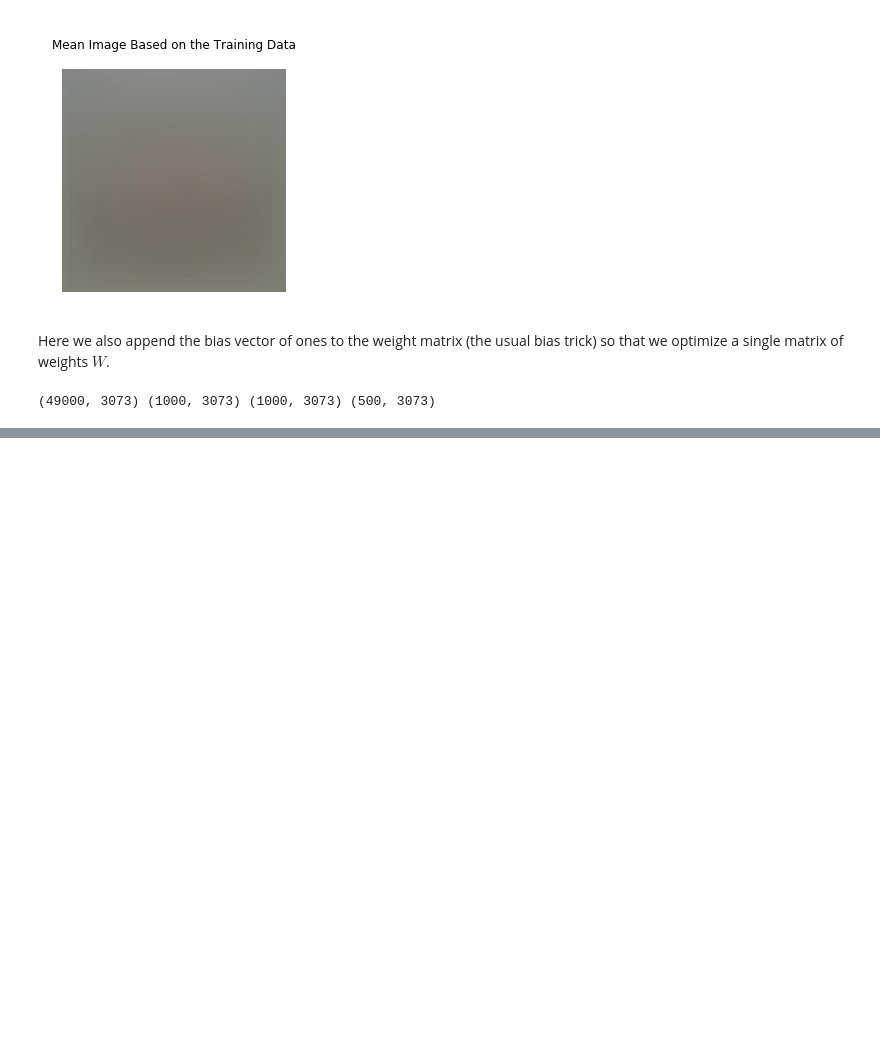
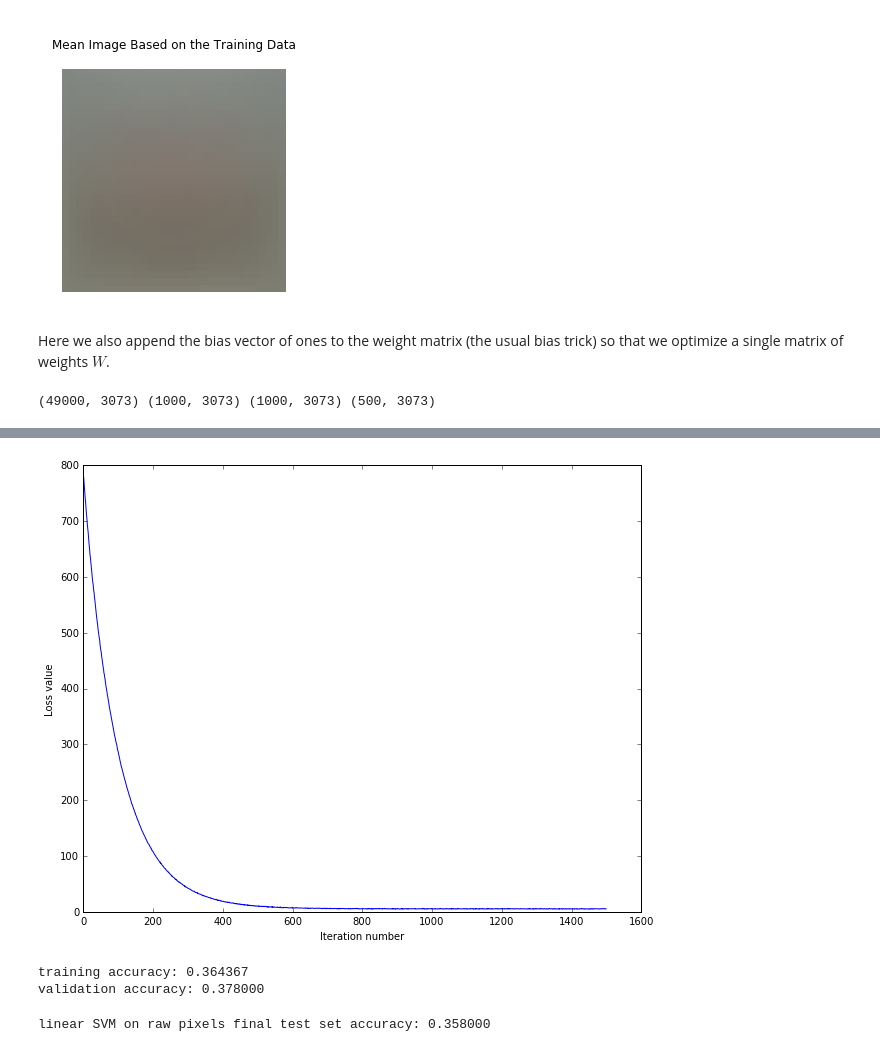
Before and after one commit to david-dobor/cs231n, a Jupyter notebook: assignment1/MySVMclassifier.ipynb, the cells around one changed output, grey strips where cells are left out. Drawn from its saved outputs; the diff is of its cells as text; code cells hidden in the pictures; blank space fills up the shorter version.

```diff
--- a/assignment1/MySVMclassifier.ipynb
+++ b/assignment1/MySVMclassifier.ipynb
@@ -292,0 +304,10 @@ difference: 0.000000
+# %%
+# In the file linear_classifier.py, implement SGD in the function
+# LinearClassifier.train() and then run it with the code below.
+from cs231n.classifiers import LinearSVM
+svm = LinearSVM()
+tic = time.time()
+loss_hist = svm.train(X_train, y_train, learning_rate=1e-7, reg=5e4,
+                      num_iters=1500, verbose=True)
+toc = time.time()
+print 'That took %fs' % (toc - tic)
@@ -292,0 +331,9 @@ difference: 0.000000
+# %%
+# A useful debugging strategy is to plot the loss as a function of
+# iteration number:
+plt.plot(loss_hist)
+plt.xlabel('Iteration number')
+plt.ylabel('Loss value')
+plt.show()
+# %% [output]
+[figure, added]
@@ -292,0 +411,17 @@ difference: 0.000000
+# %%
+# Write the LinearSVM.predict function and evaluate the performance on both the
+# training and validation set
+y_train_pred = svm.predict(X_train)
+print 'training accuracy: %f' % (np.mean(y_train == y_train_pred), )
+y_val_pred = svm.predict(X_val)
+print 'validation accuracy: %f' % (np.mean(y_val == y_val_pred), )
+# %% [output]
+training accuracy: 0.364367
+validation accuracy: 0.378000
+# %%
+# Evaluate the best svm on test set
+y_test_pred = best_svm.predict(X_test)
+test_accuracy = np.mean(y_test == y_test_pred)
+print 'linear SVM on raw pixels final test set accuracy: %f' % test_accuracy
+# %% [output]
+linear SVM on raw pixels final test set accuracy: 0.358000
```
Also changed, not shown: parts of 18 cells of this notebook, 16 other files.
